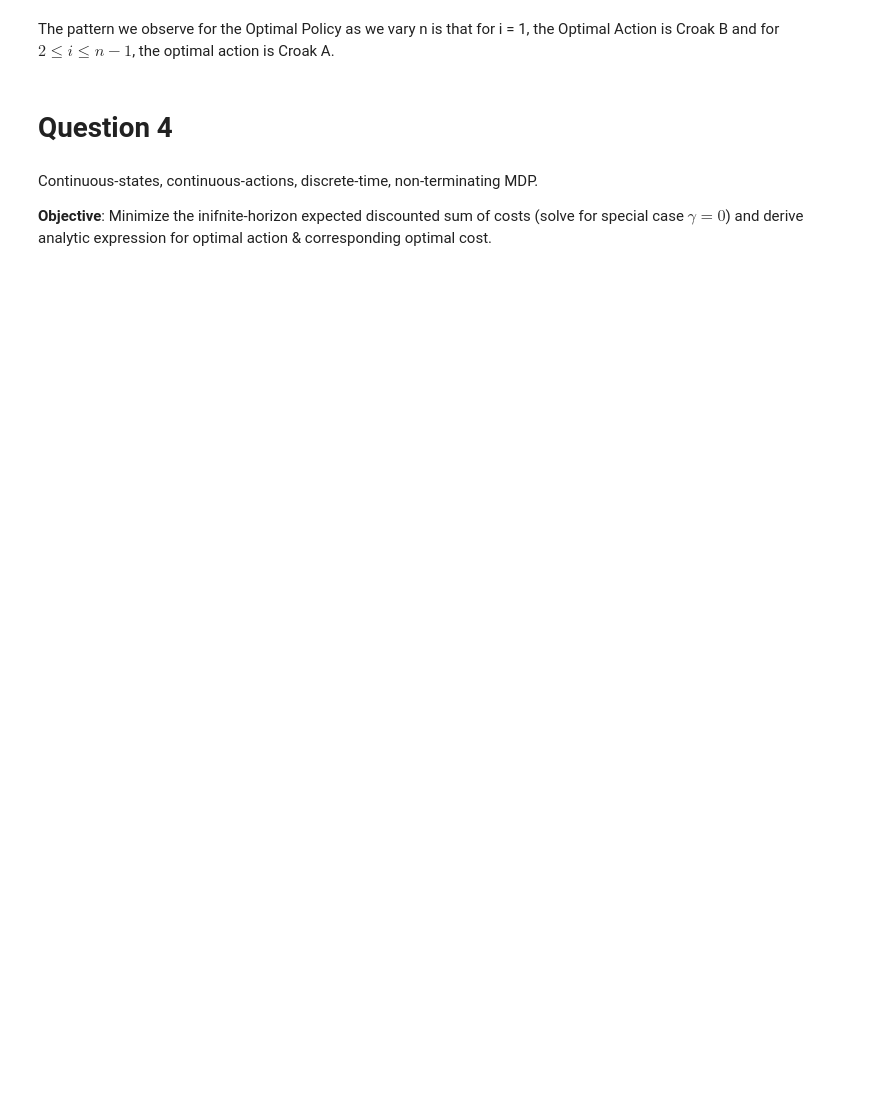
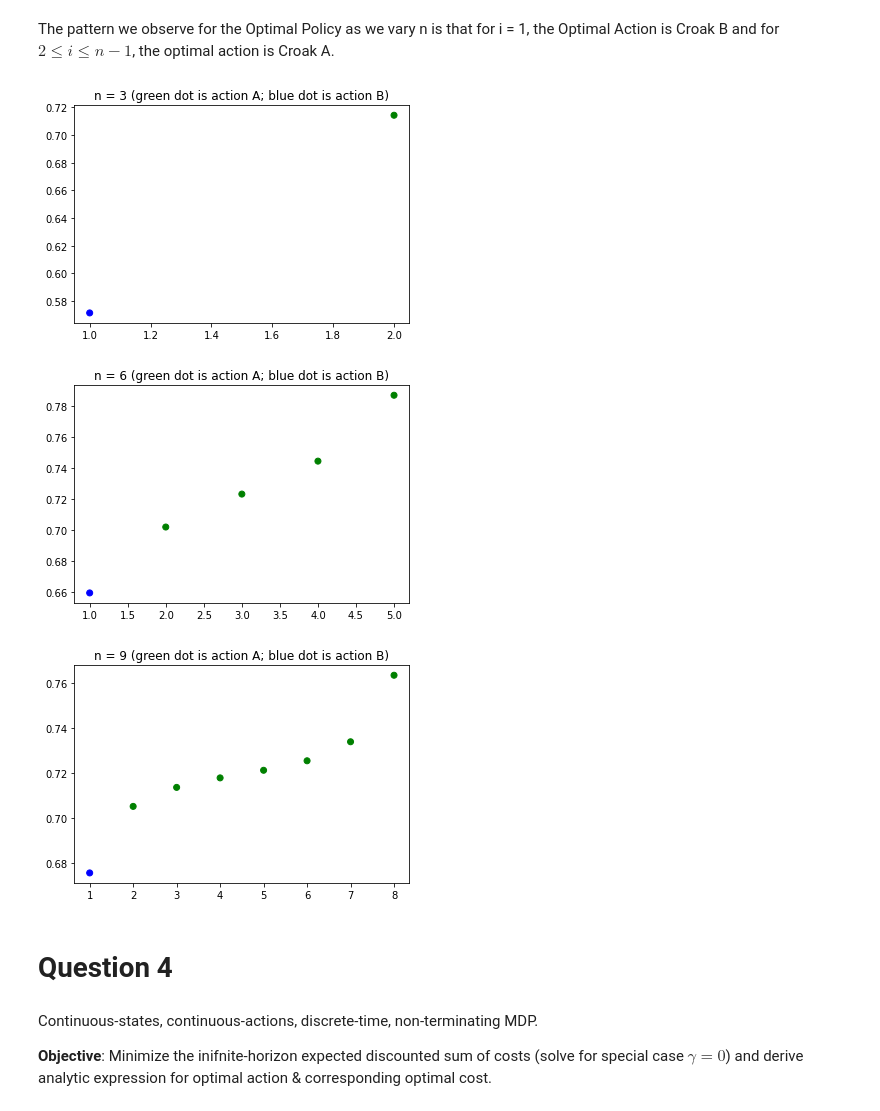
Before and after one commit to MLSI/RL-book, a Jupyter notebook: Assignment_3_MDP/Assignment_3_MDP.ipynb, the cells around one changed output. Drawn from its saved outputs; the diff is of its cells as text; code cells hidden in the pictures; blank space fills up the shorter version.

```diff
--- a/Assignment_3_MDP/Assignment_3_MDP.ipynb
+++ b/Assignment_3_MDP/Assignment_3_MDP.ipynb
@@ -372,0 +198,12 @@ if __name__ == '__main__':
+# %%
+optimal_v = {}
+optimal_p = {}
+for num_pads in [3, 6, 9]:
+    print('----------------------------------------')
+    print('when there are '+ str(num_pads) +' lilypads......')
+    optimal_v[num_pads],optimal_p[num_pads] = find_optimal(get_all_val(number_of_lilypads=num_pads, user_gamma=1))
+    print('the optimal values (escape prob) are: ')
+    print(optimal_v[num_pads])
+    print('the optimal policies are: ')
+    print(optimal_p[num_pads])
+    print('----------------------------------------')
@@ -375,3 +232,14 @@ The pattern we observe for the Optimal Policy as we vary n is that for i = 1, th
+# %%
+c_map = {'A': 'g','B':'b'}
+# %%
+for n in optimal_v.keys():
+    plt.scatter(range(1, n), optimal_v[n], c=  [c_map[i] for i in optimal_p[n][0]])
+    plt.title('n = ' + str(n) + ' (green dot is action A; blue dot is action B)')
+    plt.show()
+# %% [output]
+[figure, added]
+[figure, added]
+[figure, added]
 # %% [markdown]
 # Question 4
 # %% [markdown]
```
Also changed, not shown: parts of 19 cells of this notebook.
